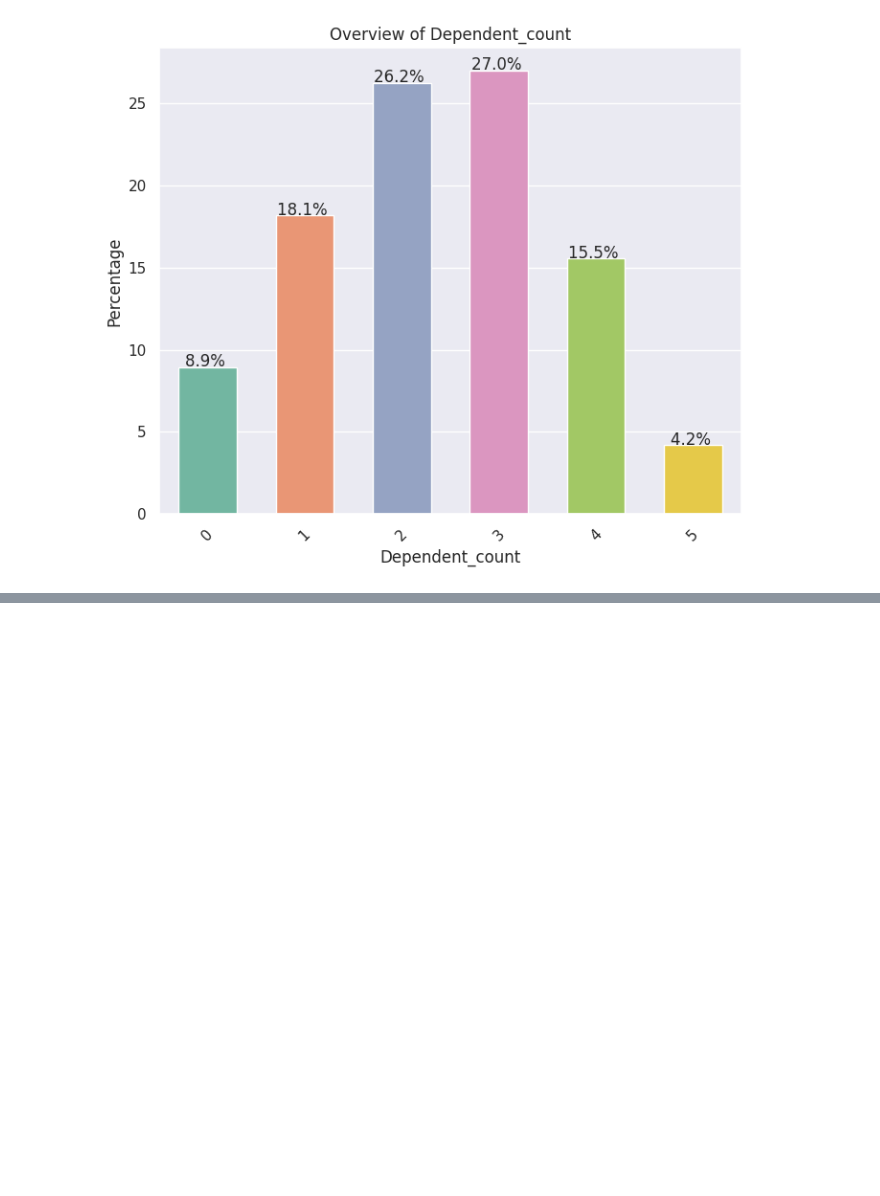
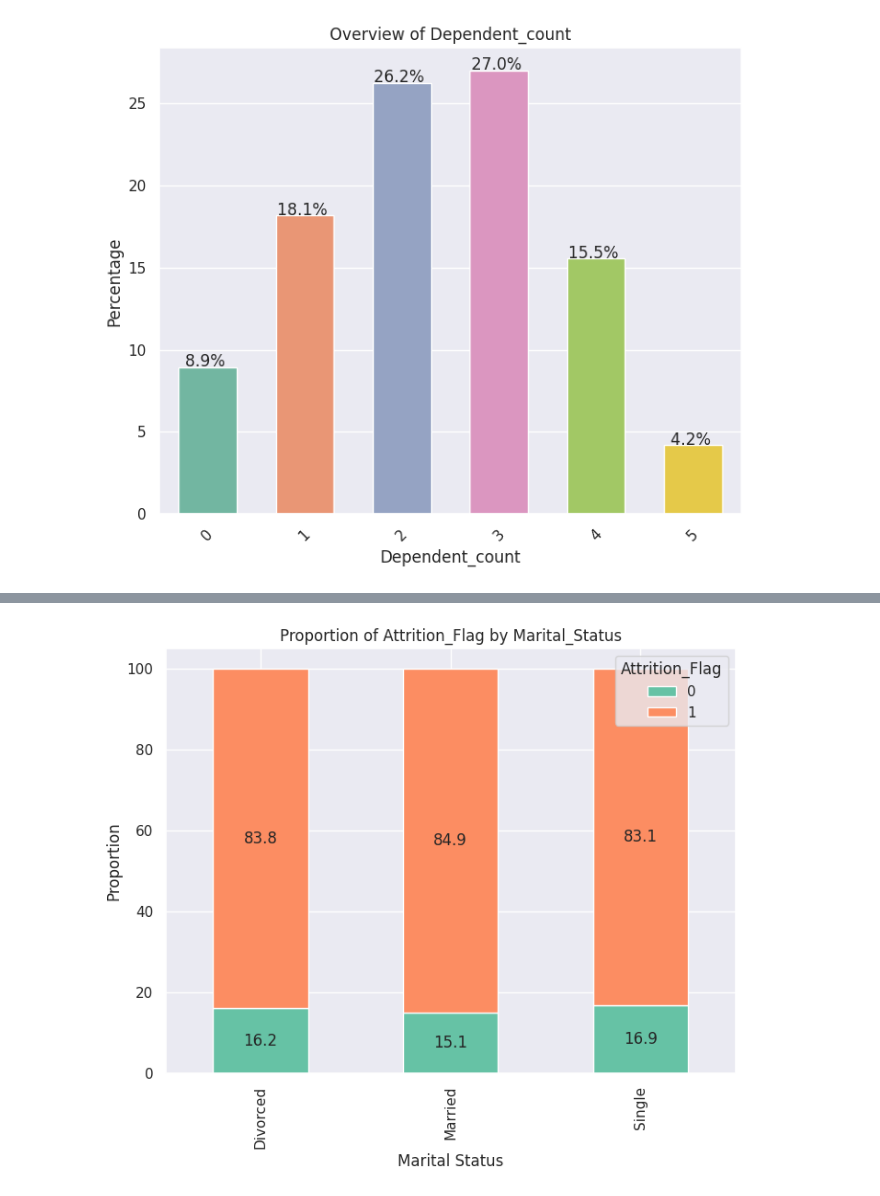
Before and after one commit to Rajesh2015/credit-card-user-churn-prediction, a Jupyter notebook: credit-card-churn-solution.ipynb, the cells around one changed output, grey strips where cells are left out. Cells and saved outputs as stored; diff of their text form; code cells hidden in the pictures; blank space fills up the shorter version.

```diff
--- a/credit-card-churn-solution.ipynb
+++ b/credit-card-churn-solution.ipynb
@@ -1108,0 +1119,4 @@ plot_bar_chart_percentage(df_encod,'Dependent_count','Dependent_count',pellete=p
+# %%
+plot_stacked_bar_with_annotations(df=df_encod, x='Marital_Status', y='Attrition_Flag', show_legend=True);
+# %% [output]
+[figure, added]
```
Also changed, not shown: parts of 10 cells of this notebook.
